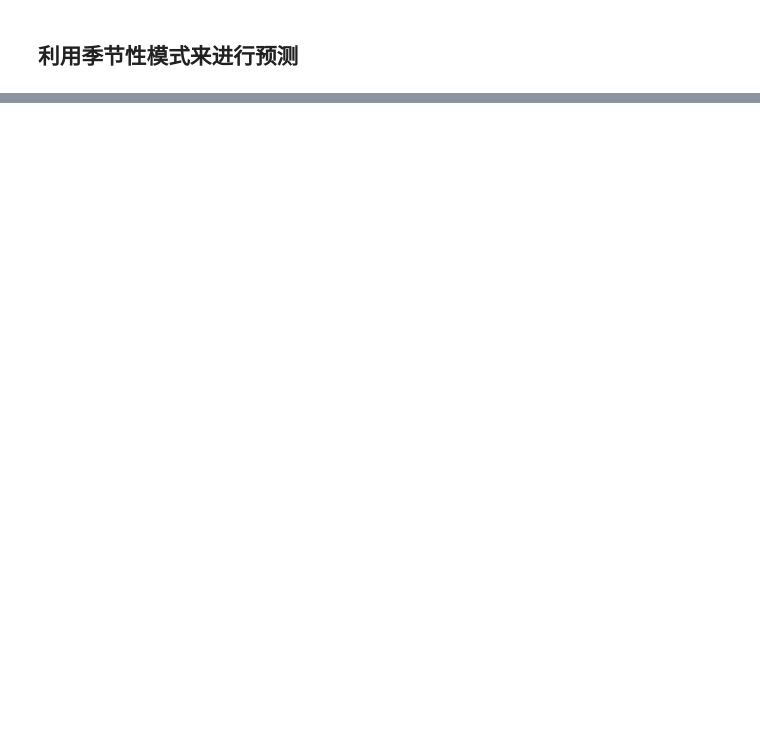
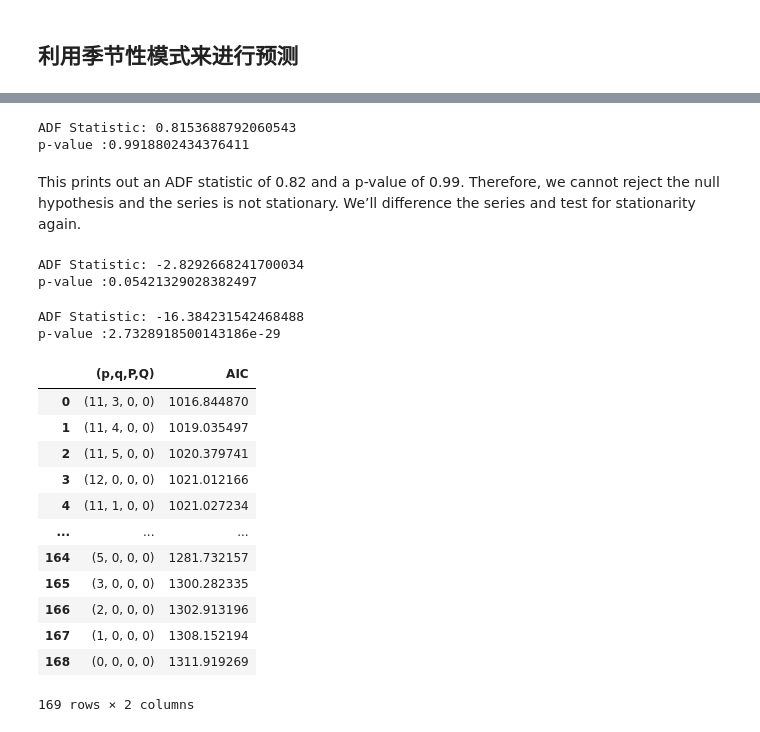
Before and after one commit to JPL-JUNO/Time-Series, a Jupyter notebook: TSFP/code/ch08_accounting_for_seasonality.ipynb, the cells around one changed output, grey strips where cells are left out. Saved outputs shown, nothing was run; the diff lists cells and outputs as text; code cells hidden in the pictures; blank space fills up the shorter version.

Commit message:
Accounting for seasonality

```diff
--- a/TSFP/code/ch08_accounting_for_seasonality.ipynb
+++ b/TSFP/code/ch08_accounting_for_seasonality.ipynb
@@ -197,0 +208,80 @@ plt.tight_layout()
+# %%
+ad_fuller_result = adfuller(df["Passengers"])
+print(f"ADF Statistic: {ad_fuller_result[0]}")
+print(f"p-value :{ad_fuller_result[1]}")
+# %% [output]
+ADF Statistic: 0.8153688792060543
+p-value :0.9918802434376411
+# %% [markdown]
+This prints out an ADF statistic of 0.82 and a p-value of 0.99. Therefore, we cannot reject the null hypothesis and the series is not stationary. We’ll difference the series and test for stationarity again.
+# %%
+df_diff = np.diff(df["Passengers"], n=1)
+ad_fuller_result = adfuller(df_diff)
+print(f"ADF Statistic: {ad_fuller_result[0]}")
+print(f"p-value :{ad_fuller_result[1]}")
+# %% [output]
+ADF Statistic: -2.8292668241700034
+p-value :0.05421329028382497
+# %%
+df_diff2 = np.diff(df_diff, n=1)
+ad_fuller_result = adfuller(df_diff2)
+print(f"ADF Statistic: {ad_fuller_result[0]}")
+print(f"p-value :{ad_fuller_result[1]}")
+# %% [output]
+ADF Statistic: -16.384231542468488
+p-value :2.7328918500143186e-29
+# %%
+ps = range(0, 13, 1)
+qs = range(0, 13, 1)
+# Set P and Q to 0, since we are working with an ARIMA(p,d,q) model.
+Ps = [0]
+Qs = [0]
+d = 2
+D = 0
+# The parameter s is equivalent to m. They both denote the frequency.
+s = 12
+ARIMA_order_list = list(product(ps, qs, Ps, Qs))
+
+
+# We set P, D, and Q to 0 because a
+# SARIMA(p,d,q)(0,0,0)m model is equivalent to an ARIMA(p,d,q) model.
+def optimize_SARIMA(
+    endog: Union[pd.Series, list], order_list: list, d: int, D: int, s: int
+) -> pd.DataFrame:
+    results = []
+    for order in tqdm(order_list):
+        try:
+            model = SARIMAX(
+                endog,
+                order=(order[0], d, order[1]),
+                seasonal_order=(order[2], D, order[3], s),
+                simple_differencing=False,
+            ).fit(disp=False)
+        except:
+            continue
+        aic = model.aic
+        results.append([order, aic])
+    result_df = pd.DataFrame(results)
+    result_df.columns = ["(p,q,P,Q)", "AIC"]
+
+    # Sort in ascending order, lower AIC is better
+    result_df = result_df.sort_values(by="AIC", ascending=True).reset_index(drop=True)
+    return result_df
+# %%
+train = df["Passengers"][:-12]
+ARIMA_result_df = optimize_SARIMA(train, ARIMA_order_list, d, D, s)
+ARIMA_result_df
+# %% [output]
+|  | (p,q,P,Q) | AIC |
+| 0 | (11, 3, 0, 0) | 1016.844870 |
+| 1 | (11, 4, 0, 0) | 1019.035497 |
+| 2 | (11, 5, 0, 0) | 1020.379741 |
+| 3 | (12, 0, 0, 0) | 1021.012166 |
+| 4 | (11, 1, 0, 0) | 1021.027234 |
+| ... | ... | ... |
+| 164 | (5, 0, 0, 0) | 1281.732157 |
+| 165 | (3, 0, 0, 0) | 1300.282335 |
+| 166 | (2, 0, 0, 0) | 1302.913196 |
+| 167 | (1, 0, 0, 0) | 1308.152194 |
+| 168 | (0, 0, 0, 0) | 1311.919269 |
+169 rows × 2 columns
```
Also changed, not shown: parts of 12 cells of this notebook, 3 other files.
